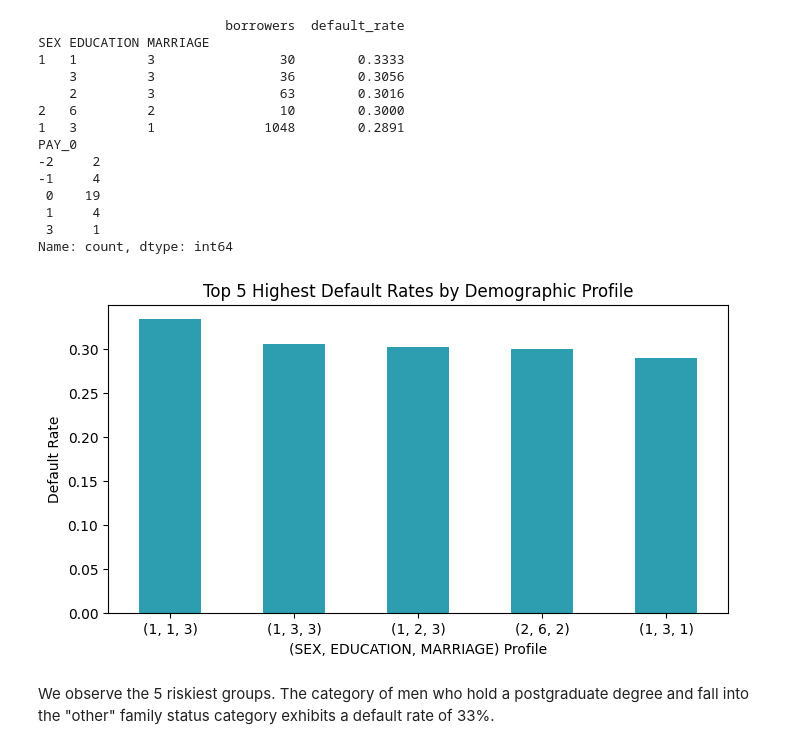
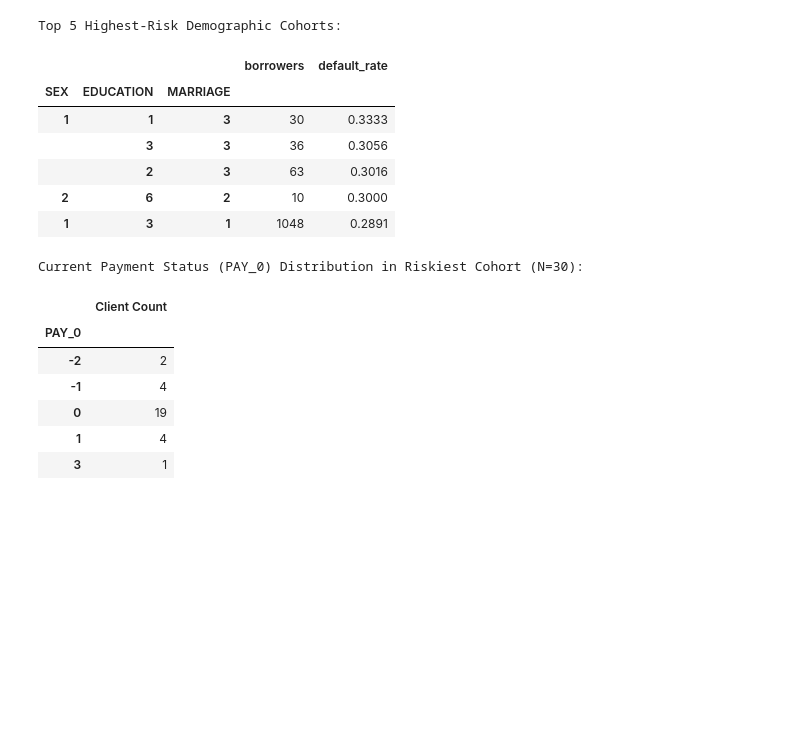
Before and after one commit to loulakanani/machine-learning-in-finance, a Jupyter notebook: 02_Demographic_Vulnerabilities_and_Payment_Delay_Patterns.ipynb, the cells around one changed output. Drawn from its saved outputs; the diff is of its cells as text; code cells hidden in the pictures; blank space fills up the shorter version.

```diff
--- a/02_Demographic_Vulnerabilities_and_Payment_Delay_Patterns.ipynb
+++ b/02_Demographic_Vulnerabilities_and_Payment_Delay_Patterns.ipynb
@@ -80,28 +79,32 @@ PAY_0           0.0        8.0       1.0
 # %%
-# Grouping of borrowers
 grouped_all = credit.groupby(["SEX", "EDUCATION", "MARRIAGE"], observed=False).agg(
     borrowers=("ID", "size"),
     default_rate=("default payment next month", "mean")
 ).round(4)
 
-# Sort to see the highest risk at the top
-print(grouped_all.sort_values(by="default_rate", ascending=False).head(5))
+top_5_risk = grouped_all.sort_values(by="default_rate", ascending=False).head(5)
+print("Top 5 Highest-Risk Demographic Cohorts:")
+display(top_5_risk)
 
-# Filtering for the riskiest group
+# Isolate the riskiest cohort: Male (1), Graduate School (1), Other Marital Status (3)
 riskiest_group = credit[(credit["SEX"] == 1) & (credit["EDUCATION"] == 1) & (credit["MARRIAGE"] == 3)]
-print(riskiest_group["PAY_0"].value_counts().sort_index())
+
+print("\nCurrent Payment Status (PAY_0) Distribution in Riskiest Cohort (N=30):")
+display(riskiest_group["PAY_0"].value_counts().sort_index().to_frame(name="Client Count"))
 # %% [output]
-                        borrowers  default_rate
-SEX EDUCATION MARRIAGE
-1   1         3                30        0.3333
-    3         3                36        0.3056
-    2         3                63        0.3016
-2   6         2                10        0.3000
-1   3         1              1048        0.2891
-PAY_0
--2     2
--1     4
- 0    19
- 1     4
- 3     1
-Name: count, dtype: int64
+Top 5 Highest-Risk Demographic Cohorts:
+|  |  |  | borrowers | default_rate |
+| SEX | EDUCATION | MARRIAGE |  |  |
+| 1 | 1 | 3 | 30 | 0.3333 |
+|  | 3 | 3 | 36 | 0.3056 |
+|  | 2 | 3 | 63 | 0.3016 |
+| 2 | 6 | 2 | 10 | 0.3000 |
+| 1 | 3 | 1 | 1048 | 0.2891 |
+Current Payment Status (PAY_0) Distribution in Riskiest Cohort (N=30):
+|  | Client Count |
+| PAY_0 |  |
+| -2 | 2 |
+| -1 | 4 |
+| 0 | 19 |
+| 1 | 4 |
+| 3 | 1 |
@@ -110,16 +110,0 @@ Name: count, dtype: int64
-# %%
-# The 5 most dangerous demographic profiles
-plt.figure(figsize=(8, 4))
-
-top_risk = grouped_all.sort_values(by="default_rate", ascending=False).head(5)
-top_risk["default_rate"].plot(kind="bar", color="#2D9DB0")
-
-plt.title("Top 5 Highest Default Rates by Demographic Profile")
-plt.ylabel("Default Rate")
-plt.xlabel("(SEX, EDUCATION, MARRIAGE) Profile")
-plt.xticks(rotation=0)
-plt.show()
-# %% [output]
-[figure, removed]
-# %% [markdown]
-We observe the 5 riskiest groups. The category of men who hold a postgraduate degree and fall into the "other" family status category exhibits a default rate of 33%.
```
Also changed, not shown: parts of 27 cells of this notebook.
